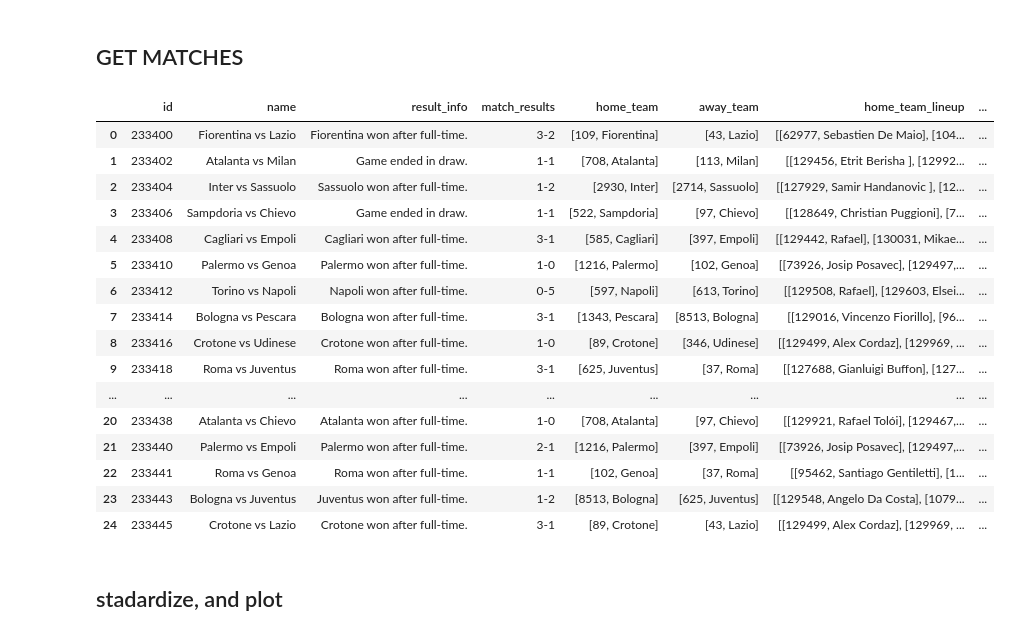
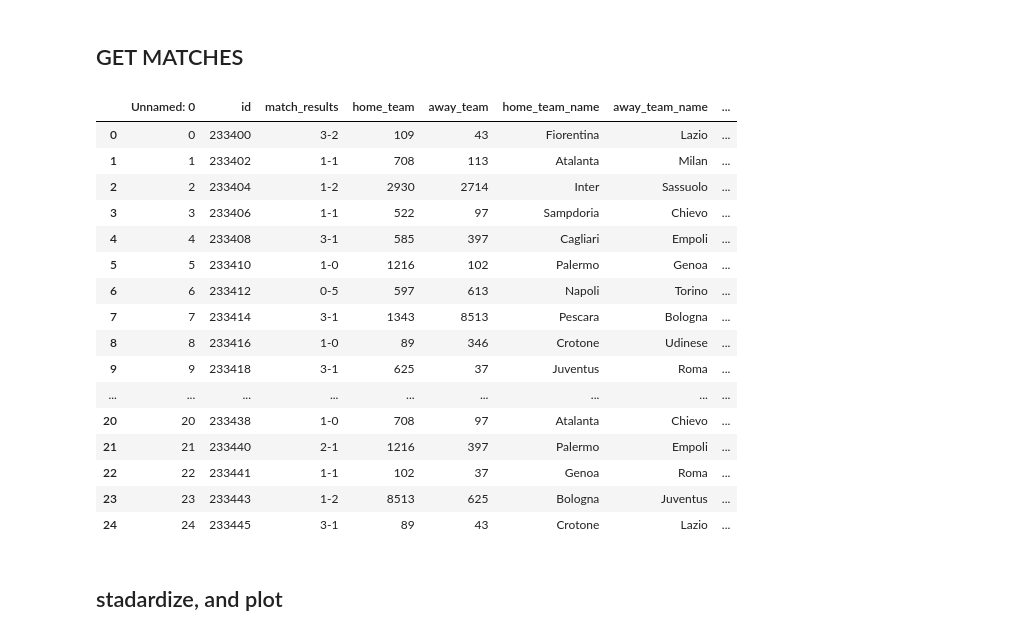
Before and after one commit to ghosciro/soccerbot, a Jupyter notebook: monks.ipynb, the cells around one changed output. Cells and saved outputs as stored; diff of their text form; code cells hidden in the pictures.

```diff
--- a/monks.ipynb
+++ b/monks.ipynb
@@ -51,68 +69,86 @@ if df.empty:
    df["match_results"]=match_results
 
 
-   home_team=[]
-   away_team=[]
+   home_team_id=[]
+   away_team_id=[]
+   home_team_name=[]
+   away_team_name=[]
    for teams in df["participants"]:
-      home_team.append([teams[0]["id"],teams[0]["name"]])
-      away_team.append([teams[1]["id"],teams[1]["name"]])
-   df["home_team"]=home_team
-   df["away_team"]=away_team
+      home_team_id.append(teams[0]["id"])
+      away_team_id.append(teams[1]["id"])
+      home_team_name.append(teams[0]["name"])
+      away_team_name.append(teams[1]["name"])
+   df["home_team"]=home_team_id
+   df["away_team"]=away_team_id
+   df["home_team_name"]=home_team_name
+   df["away_team_name"]=away_team_name
 
 
-   home_team=[]
-   away_team=[]
+   home_team_players_name=[]
+   away_team_players_name=[]
+   home_team_players_id=[]
+   away_team_players_id=[]
    for index,teams in enumerate(df["lineups"]):
-      ht=[]
-      at=[]
+      htn=[]
+      atn=[]
+      hti=[]
+      ati=[]
       for player in teams:
+         if player["team_id"]==df["home_team"][index]:
+               htn.append(player["player_name"])
+               hti.append(player["player_id"])
+         else:
+               atn.append(player["player_name"])
+               ati.append(player["player_id"])
+      home_team_players_name.append(htn)
+      away_team_players_name.append(atn)
+      home_team_players_id.append(hti)
+      away_team_players_id.append(ati)
+   df["home_team_players_name"]=home_team_players_name
+   df["home_team_players_id"]=home_team_players_id
+   df["away_team_players_name"]=away_team_players_name
+   df["away_team_players_id"]=away_team_players_id
 
-         if player["team_id"]==df["home_team"][index][0]:
-               ht.append([player["player_id"],player["player_name"]])
-         else:
-               at.append([player["player_id"],player["player_name"]])
-      home_team.append(ht)
-      away_team.append(at)
-   df["home_team_lineup"]=home_team
-   df["away_team_lineup"]=away_team
       ##remove useless columns
    df.pop("lineups")
    df.pop("participants")
    df.pop("venue_id")
    df.pop("starting_at")
    df.pop("leg")
    df.pop("details")
    df.pop("length")
    df.pop("sport_id")
    df.pop("league_id")
    df.pop("season_id")
    df.pop("stage_id")
    df.pop("group_id")
    df.pop("aggregate_id")
    df.pop("round_id")
    df.pop("state_id")
    df.pop("placeholder")
    df.pop("has_odds")
    df.pop("starting_at_timestamp")
+   df.pop("name")
+   df.pop("result_info")
    df.to_csv("monks.csv")
 df
 # %% [output]
-|  | id | name | result_info | match_results | home_team | away_team | home_team_lineup | ... |
-| 0 | 233400 | Fiorentina vs Lazio | Fiorentina won after full-time. | 3-2 | [109, Fiorentina] | [43, Lazio] | [[62977, Sebastien De Maio], [104... | ... |
-| 1 | 233402 | Atalanta vs Milan | Game ended in draw. | 1-1 | [708, Atalanta] | [113, Milan] | [[129456, Etrit Berisha ], [12992... | ... |
-| 2 | 233404 | Inter vs Sassuolo | Sassuolo won after full-time. | 1-2 | [2930, Inter] | [2714, Sassuolo] | [[127929, Samir Handanovic ], [12... | ... |
-| 3 | 233406 | Sampdoria vs Chievo | Game ended in draw. | 1-1 | [522, Sampdoria] | [97, Chievo] | [[128649, Christian Puggioni], [7... | ... |
-| 4 | 233408 | Cagliari vs Empoli | Cagliari won after full-time. | 3-1 | [585, Cagliari] | [397, Empoli] | [[129442, Rafael], [130031, Mikae... | ... |
-| 5 | 233410 | Palermo vs Genoa | Palermo won after full-time. | 1-0 | [1216, Palermo] | [102, Genoa] | [[73926, Josip Posavec], [129497,... | ... |
-| 6 | 233412 | Torino vs Napoli | Napoli won after full-time. | 0-5 | [597, Napoli] | [613, Torino] | [[129508, Rafael], [129603, Elsei... | ... |
-| 7 | 233414 | Bologna vs Pescara | Bologna won after full-time. | 3-1 | [1343, Pescara] | [8513, Bologna] | [[129016, Vincenzo Fiorillo], [96... | ... |
-| 8 | 233416 | Crotone vs Udinese | Crotone won after full-time. | 1-0 | [89, Crotone] | [346, Udinese] | [[129499, Alex Cordaz], [129969, ... | ... |
-| 9 | 233418 | Roma vs Juventus | Roma won after full-time. | 3-1 | [625, Juventus] | [37, Roma] | [[127688, Gianluigi Buffon], [127... | ... |
+|  | Unnamed: 0 | id | match_results | home_team | away_team | home_team_name | away_team_name | ... |
+| 0 | 0 | 233400 | 3-2 | 109 | 43 | Fiorentina | Lazio | ... |
+| 1 | 1 | 233402 | 1-1 | 708 | 113 | Atalanta | Milan | ... |
+| 2 | 2 | 233404 | 1-2 | 2930 | 2714 | Inter | Sassuolo | ... |
+| 3 | 3 | 233406 | 1-1 | 522 | 97 | Sampdoria | Chievo | ... |
+| 4 | 4 | 233408 | 3-1 | 585 | 397 | Cagliari | Empoli | ... |
+| 5 | 5 | 233410 | 1-0 | 1216 | 102 | Palermo | Genoa | ... |
+| 6 | 6 | 233412 | 0-5 | 597 | 613 | Napoli | Torino | ... |
+| 7 | 7 | 233414 | 3-1 | 1343 | 8513 | Pescara | Bologna | ... |
+| 8 | 8 | 233416 | 1-0 | 89 | 346 | Crotone | Udinese | ... |
+| 9 | 9 | 233418 | 3-1 | 625 | 37 | Juventus | Roma | ... |
 | ... | ... | ... | ... | ... | ... | ... | ... | ... |
-| 20 | 233438 | Atalanta vs Chievo | Atalanta won after full-time. | 1-0 | [708, Atalanta] | [97, Chievo] | [[129921, Rafael Tolói], [129467,... | ... |
-| 21 | 233440 | Palermo vs Empoli | Palermo won after full-time. | 2-1 | [1216, Palermo] | [397, Empoli] | [[73926, Josip Posavec], [129497,... | ... |
-| 22 | 233441 | Roma vs Genoa | Roma won after full-time. | 1-1 | [102, Genoa] | [37, Roma] | [[95462, Santiago Gentiletti], [1... | ... |
-| 23 | 233443 | Bologna vs Juventus | Juventus won after full-time. | 1-2 | [8513, Bologna] | [625, Juventus] | [[129548, Angelo Da Costa], [1079... | ... |
-| 24 | 233445 | Crotone vs Lazio | Crotone won after full-time. | 3-1 | [89, Crotone] | [43, Lazio] | [[129499, Alex Cordaz], [129969, ... | ... |
+| 20 | 20 | 233438 | 1-0 | 708 | 97 | Atalanta | Chievo | ... |
+| 21 | 21 | 233440 | 2-1 | 1216 | 397 | Palermo | Empoli | ... |
+| 22 | 22 | 233441 | 1-1 | 102 | 37 | Genoa | Roma | ... |
+| 23 | 23 | 233443 | 1-2 | 8513 | 625 | Bologna | Juventus | ... |
+| 24 | 24 | 233445 | 3-1 | 89 | 43 | Crotone | Lazio | ... |
 # %% [markdown]
 ## stadardize, and plot
```
Also changed, not shown: parts of 4 cells of this notebook, 1 other file.
